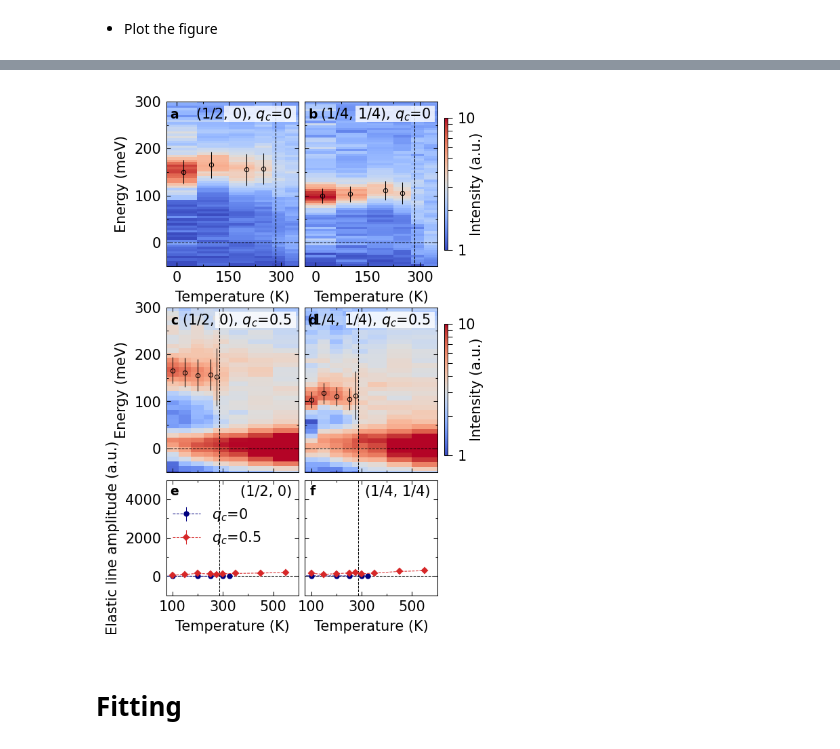
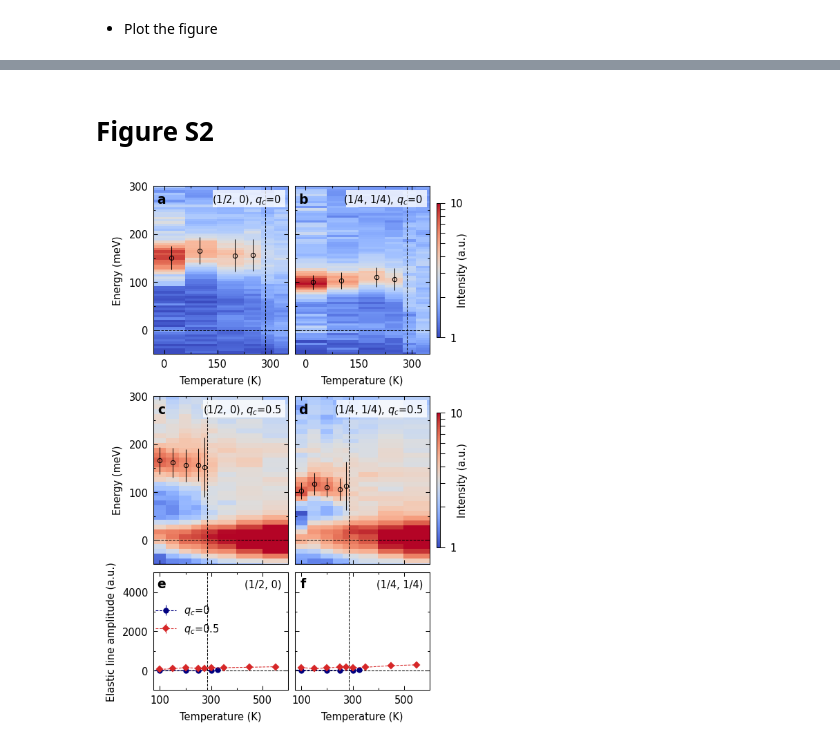
Before and after one commit to mpmdean/Mazzone2021Antiferromagnetic, a Jupyter notebook: plot.ipynb, the cells around one changed output, grey strips where cells are left out. Cells and saved outputs as stored; diff of their text form; code cells hidden in the pictures.

```diff
--- a/plot.ipynb
+++ b/plot.ipynb
@@ -160,6 +162,8 @@ SQW2['Intensity'] = f(new_Qv, Ev)
 # %%
 fig, axs = plt.subplots(2, 2, figsize=[3.375*2, 3.375], dpi=150, sharex='col', sharey=True,
                         gridspec_kw=dict(wspace=0.1, hspace=0.05, bottom=0.07, top=0.97, left=0.1, right=0.98))
+plt.rcParams['font.size'] = 7
+
 cmap = 'coolwarm' # RdBu, terrain, coolwarm
 axs = axs.T.ravel()
 cbars = [[] for _ in range(4)]
@@ -265,6 +269,8 @@ for nkey, key in enumerate(keys): Tdep5_calc[key] = Tdep_calc[choose,nkey]
 - Plot the figure
 # %%
 fig = plt.figure(figsize=[6.75/2, 6.75*0.8], dpi=150)
+plt.rcParams['font.size'] = 7
+
 gs1 = fig.add_gridspec(nrows=1, ncols=2, hspace=0.15, wspace=0.05, bottom=0.67, top=0.97, left=0.12, right=0.91)
 gs2 = fig.add_gridspec(nrows=1, ncols=2, hspace=0.15, wspace=0.05, bottom=0.295, top=0.595, left=0.12, right=0.91)
 gs3 = fig.add_gridspec(nrows=1, ncols=2, hspace=0.15, wspace=0.05, bottom=0.07, top=0.28, left=0.12, right=0.91)
@@ -359,5 +445,9 @@ cbar.ax.tick_params(width=0.5)
+# %% [markdown]
+# Figure S2
 # %%
 fig = plt.figure(figsize=[6.75/2, 6.75*0.8], dpi=150)
+plt.rcParams['font.size'] = 7
+
 gs1 = fig.add_gridspec(nrows=1, ncols=2, hspace=0.15, wspace=0.05, bottom=0.67, top=0.97, left=0.12, right=0.91)
 gs2 = fig.add_gridspec(nrows=1, ncols=2, hspace=0.15, wspace=0.05, bottom=0.295, top=0.595, left=0.12, right=0.91)
 gs3 = fig.add_gridspec(nrows=1, ncols=2, hspace=0.15, wspace=0.05, bottom=0.07, top=0.28, left=0.12, right=0.91)
@@ -409,33 +499,31 @@ axs[4].tick_params(labelbottom=True,  labelleft=True)
 axs[5].tick_params(labelbottom=True,  labelleft=False)
 axs[0].set_ylabel('Energy (meV)')
 axs[2].set_ylabel('Energy (meV)')
 axs[4].set_ylabel('Elastic line amplitude (a.u.)')
 
 for ax, dx in zip(axs[:4], [0.06,0.12,0.13,0.19]):
     r1 = patches.Rectangle((0.5-dx,0.875),0.48+dx,0.1, color='w', lw=0, alpha=0.8, zorder=3, transform=ax.transAxes)
     ax.add_patch(r1)
 axs[0].text(0.95, 0.92, r'(1/2, 0), $q_c$=0', transform=axs[0].transAxes, horizontalalignment='right', verticalalignment='center')
 axs[1].text(0.95, 0.92, r'(1/4, 1/4), $q_c$=0', transform=axs[1].transAxes, horizontalalignment='right', verticalalignment='center')
 axs[2].text(0.95, 0.92, r'(1/2, 0), $q_c$=0.5', transform=axs[2].transAxes, horizontalalignment='right', verticalalignment='center')
 axs[3].text(0.95, 0.92, r'(1/4, 1/4), $q_c$=0.5', transform=axs[3].transAxes, horizontalalignment='right', verticalalignment='center')
 axs[4].text(0.95, 0.9, r'(1/2, 0)', transform=axs[4].transAxes, horizontalalignment='right', verticalalignment='center')
 axs[5].text(0.95, 0.9, r'(1/4, 1/4)', transform=axs[5].transAxes, horizontalalignment='right', verticalalignment='center')
 for ax, label in zip(axs, ['a','b','c','d']):
     ax.text(0.06, 0.92, label, fontdict=dict(fontsize=9), transform=ax.transAxes, fontweight='bold', horizontalalignment='center', verticalalignment='center')
 for ax, label in zip(axs[4:], ['e','f']):
     ax.text(0.06, 0.9, label, fontdict=dict(fontsize=9), transform=ax.transAxes, fontweight='bold', horizontalalignment='center', verticalalignment='center')
 axs[4].legend(loc='center left', frameon=False, bbox_to_anchor=(-0.05, 0.5, 0.1, 0.2))
 
 cbar = fig.colorbar(art, cax=axs[-2], format=ticker.LogFormatter(10, labelOnlyBase=True), ticks=np.arange(1,11))
 cbar.set_label('Intensity (a.u.)', labelpad=-4)
 cbar.outline.set_linewidth(0.5)
 cbar.ax.tick_params(width=0.5)
 
 cbar = fig.colorbar(art, cax=axs[-1], format=ticker.LogFormatter(10, labelOnlyBase=True), ticks=np.arange(1,11))
 cbar.set_label('Intensity (a.u.)', labelpad=-4)
 cbar.outline.set_linewidth(0.5)
 cbar.ax.tick_params(width=0.5)
 # %% [output]
-[figure, old version]
+[figure, new version]
-# %% [markdown]
-# Fitting
```
Also changed, not shown: parts of 14 cells of this notebook, 1 other file.
